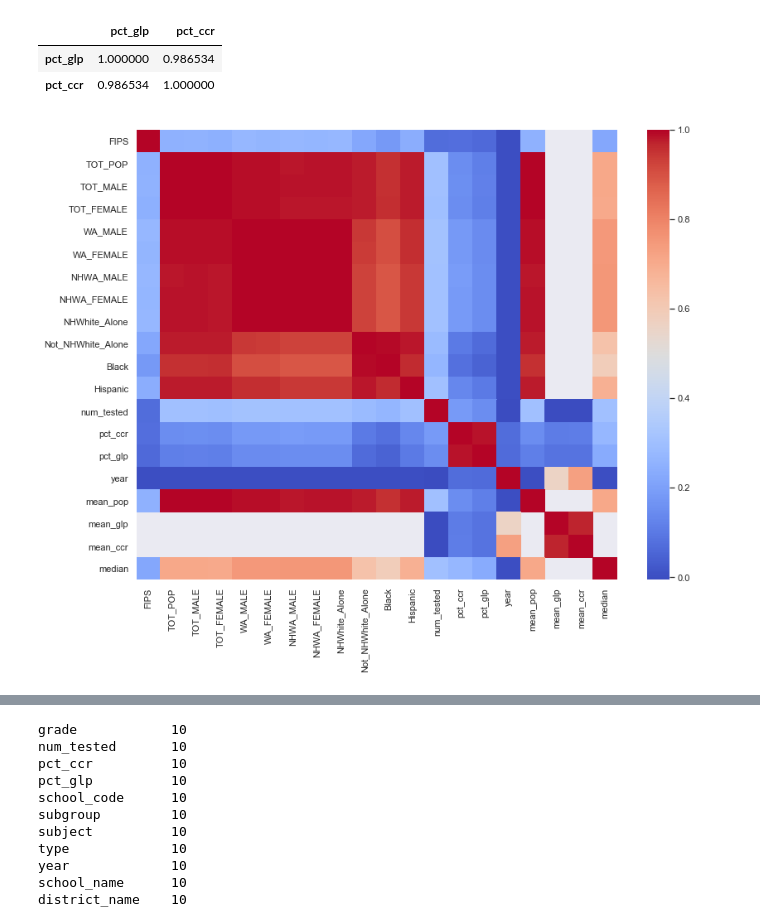
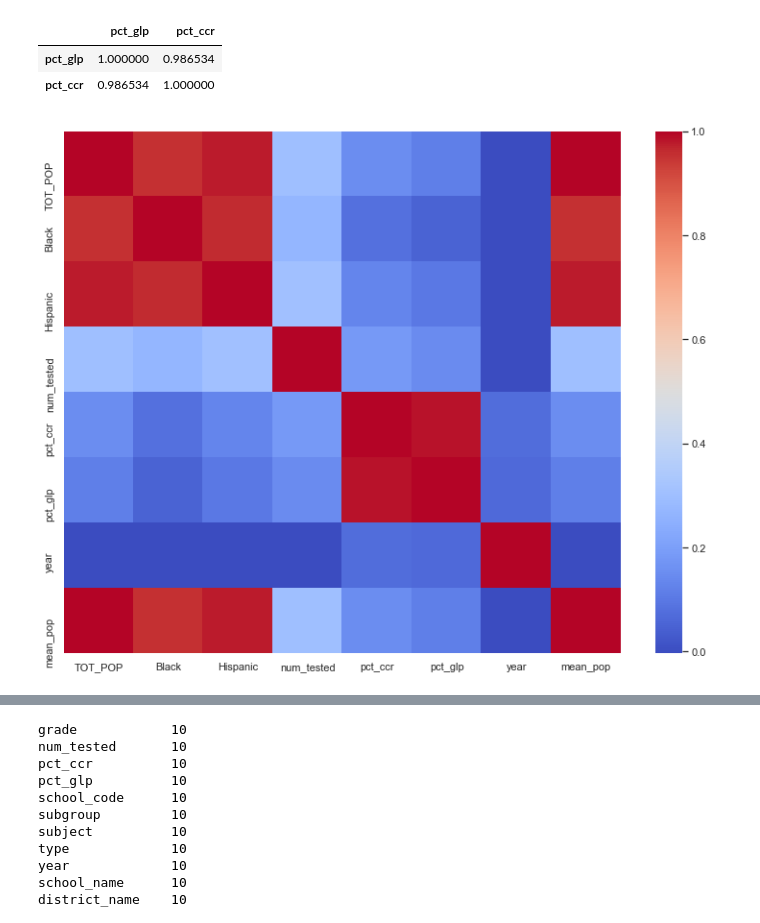
Before and after one commit to dam6063/education, a Jupyter notebook: Python Project Test.ipynb, the cells around one changed output, grey strips where cells are left out. Saved outputs shown, nothing was run; the diff lists cells and outputs as text; code cells hidden in the pictures.

```diff
--- a/Python Project Test.ipynb
+++ b/Python Project Test.ipynb
@@ -564,16 +559,16 @@ more[['pct_glp','pct_ccr']].corr()
 #Don't have data by year so I can't plot this
 # %%
 
-corr = more.corr()
+corr = more[['TOT_POP','Black','Hispanic','num_tested','pct_ccr','pct_glp','year','mean_pop']].corr()
 _, ax = plt.subplots(figsize=(13,10))
 
 # graph correlation matrix
 _ = sns.heatmap(corr, ax=ax,
                 xticklabels=corr.columns.values,
                 yticklabels=corr.columns.values,
                 cmap='coolwarm')
 # %% [output]
-[figure, old version]
+[figure, new version]
 # %%
 corr
 # %% [output]
```
Also changed, not shown: parts of 13 cells of this notebook.
